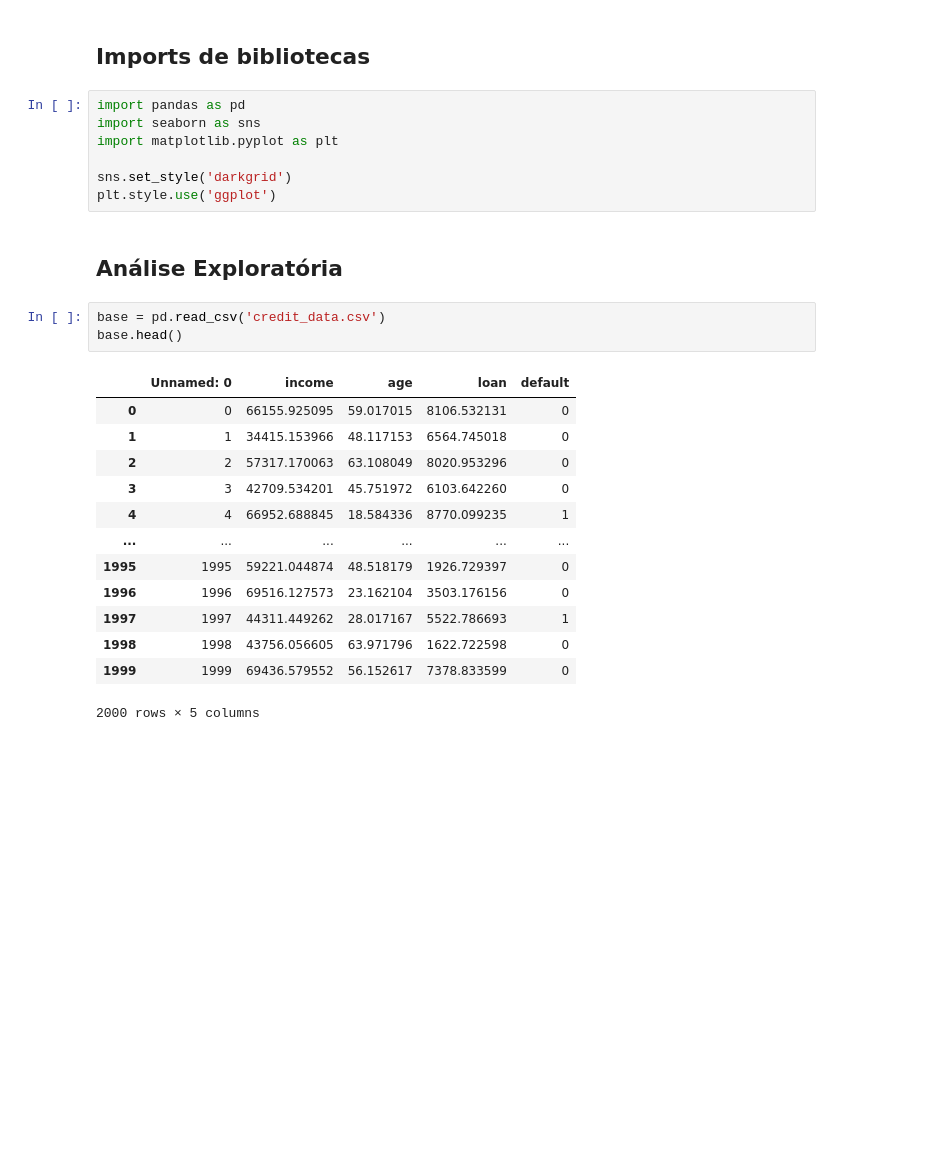
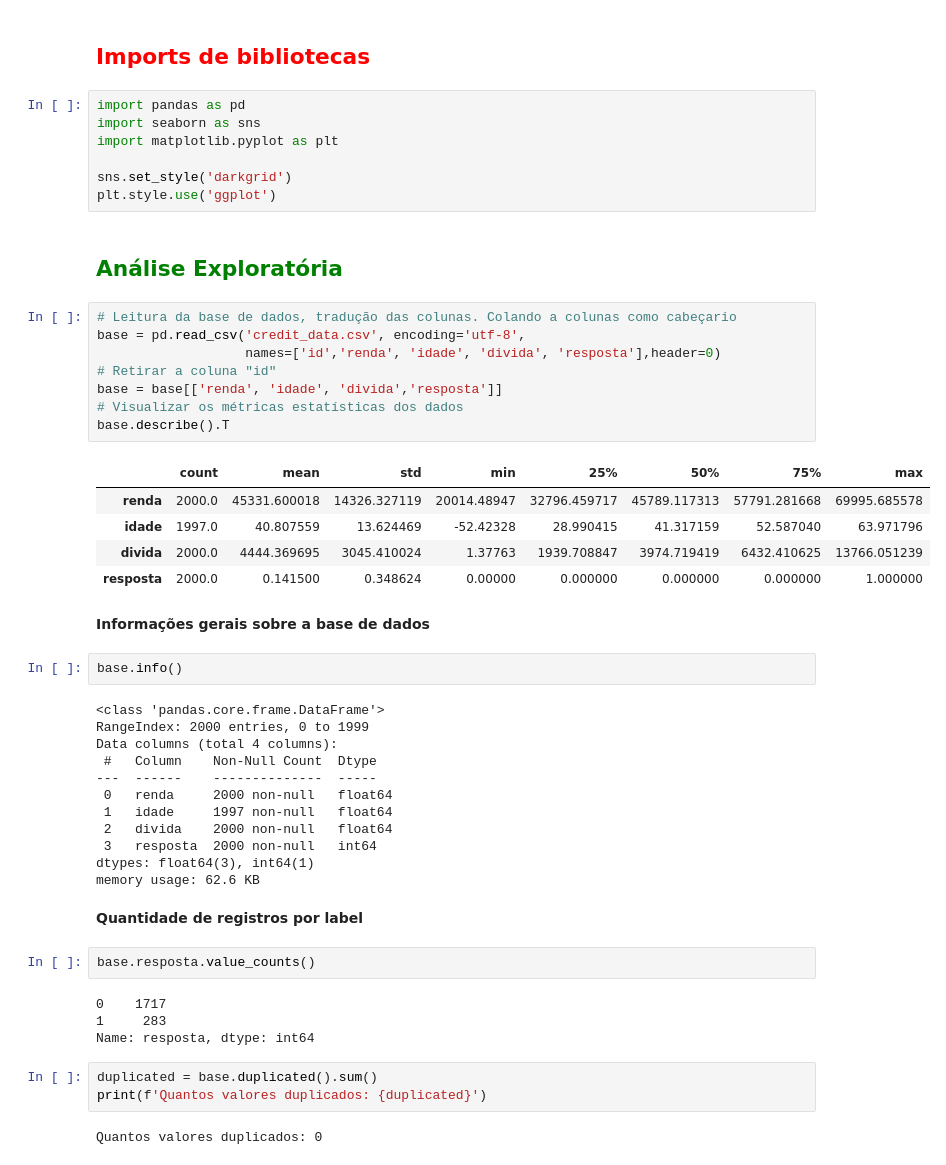
Before and after one commit to rafflds/bons_maus_pagadores_emprestimo, a Jupyter notebook: Dados_emprestimos.ipynb, the cells around one changed output. Drawn from its saved outputs; the diff is of its cells as text; blank space fills up the shorter version.

```diff
--- a/Dados_emprestimos.ipynb
+++ b/Dados_emprestimos.ipynb
@@ -1,7 +1,7 @@
 # %% [markdown]
 <a href="https://colab.research.google.com/github/rafflds/bons_maus_pagadores_emprestimo/blob/main/Dados_emprestimos.ipynb" target="_parent"><img src="https://colab.research.google.com/assets/colab-badge.svg" alt="Open In Colab"/></a>
 # %% [markdown]
-## Imports de bibliotecas
+## <font color=red>Imports de bibliotecas
 # %%
 import pandas as pd
 import seaborn as sns
@@ -10,21 +10,47 @@ import matplotlib.pyplot as plt
 sns.set_style('darkgrid')
 plt.style.use('ggplot')
 # %% [markdown]
-## Análise Exploratória
+## <font color=green>Análise Exploratória
-# %%
-base = pd.read_csv('credit_data.csv')
-base.head()
-# %% [output]
-|  | Unnamed: 0 | income | age | loan | default |
-| 0 | 0 | 66155.925095 | 59.017015 | 8106.532131 | 0 |
-| 1 | 1 | 34415.153966 | 48.117153 | 6564.745018 | 0 |
-| 2 | 2 | 57317.170063 | 63.108049 | 8020.953296 | 0 |
-| 3 | 3 | 42709.534201 | 45.751972 | 6103.642260 | 0 |
-| 4 | 4 | 66952.688845 | 18.584336 | 8770.099235 | 1 |
-| ... | ... | ... | ... | ... | ... |
-| 1995 | 1995 | 59221.044874 | 48.518179 | 1926.729397 | 0 |
-| 1996 | 1996 | 69516.127573 | 23.162104 | 3503.176156 | 0 |
-| 1997 | 1997 | 44311.449262 | 28.017167 | 5522.786693 | 1 |
-| 1998 | 1998 | 43756.056605 | 63.971796 | 1622.722598 | 0 |
-| 1999 | 1999 | 69436.579552 | 56.152617 | 7378.833599 | 0 |
-2000 rows × 5 columns
+# %%
+# Leitura da base de dados, tradução das colunas. Colando a colunas como cabeçario
+base = pd.read_csv('credit_data.csv', encoding='utf-8',
+                   names=['id','renda', 'idade', 'divida', 'resposta'],header=0)
+# Retirar a coluna "id"
+base = base[['renda', 'idade', 'divida','resposta']]
+# Visualizar os métricas estatísticas dos dados
+base.describe().T
+# %% [output]
+|  | count | mean | std | min | 25% | 50% | 75% | max |
+| renda | 2000.0 | 45331.600018 | 14326.327119 | 20014.48947 | 32796.459717 | 45789.117313 | 57791.281668 | 69995.685578 |
+| idade | 1997.0 | 40.807559 | 13.624469 | -52.42328 | 28.990415 | 41.317159 | 52.587040 | 63.971796 |
+| divida | 2000.0 | 4444.369695 | 3045.410024 | 1.37763 | 1939.708847 | 3974.719419 | 6432.410625 | 13766.051239 |
+| resposta | 2000.0 | 0.141500 | 0.348624 | 0.00000 | 0.000000 | 0.000000 | 0.000000 | 1.000000 |
+# %% [markdown]
+**Informações gerais sobre a base de dados**
+# %%
+base.info()
+# %% [output]
+<class 'pandas.core.frame.DataFrame'>
+RangeIndex: 2000 entries, 0 to 1999
+Data columns (total 4 columns):
+ #   Column    Non-Null Count  Dtype
+---  ------    --------------  -----
+ 0   renda     2000 non-null   float64
+ 1   idade     1997 non-null   float64
+ 2   divida    2000 non-null   float64
+ 3   resposta  2000 non-null   int64
+dtypes: float64(3), int64(1)
+memory usage: 62.6 KB
+# %% [markdown]
+**Quantidade de registros por label**
+# %%
+base.resposta.value_counts()
+# %% [output]
+0    1717
+1     283
+Name: resposta, dtype: int64
+# %%
+duplicated = base.duplicated().sum()
+print(f'Quantos valores duplicados: {duplicated}')
+# %% [output]
+Quantos valores duplicados: 0
```
Also changed, not shown: parts of 8 cells of this notebook.
